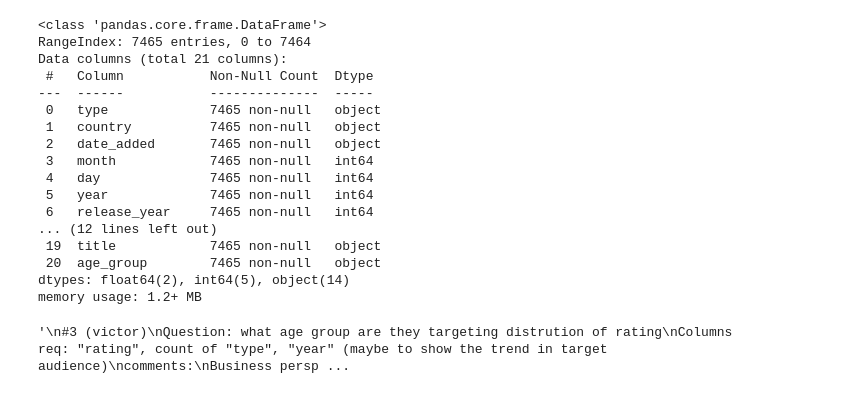
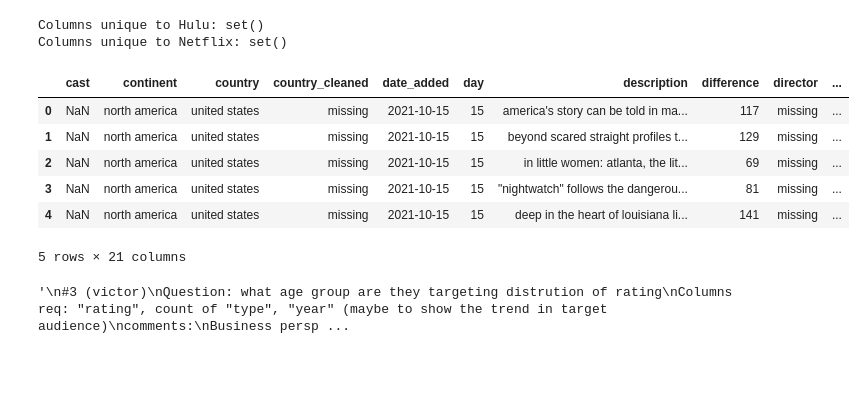
Before and after one commit to RickyMiura/Netflix-Hulu-EDA, a Jupyter notebook: victor_visuals.ipynb, the cells around one changed output. Saved outputs shown, nothing was run; the diff lists cells and outputs as text; code cells hidden in the pictures; blank space fills up the shorter version.

```diff
--- a/victor_visuals.ipynb
+++ b/victor_visuals.ipynb
@@ -12,20 +14,10 @@ df = pd.read_csv(file_path)
-# %%
-df.info()
-# %% [output]
-<class 'pandas.core.frame.DataFrame'>
-RangeIndex: 7465 entries, 0 to 7464
-Data columns (total 21 columns):
- #   Column           Non-Null Count  Dtype
----  ------           --------------  -----
- 0   type             7465 non-null   object
- 1   country          7465 non-null   object
- 2   date_added       7465 non-null   object
- 3   month            7465 non-null   int64
- 4   day              7465 non-null   int64
- 5   year             7465 non-null   int64
- 6   release_year     7465 non-null   int64
-... (12 lines left out)
- 19  title            7465 non-null   object
- 20  age_group        7465 non-null   object
-dtypes: float64(2), int64(5), object(14)
-memory usage: 1.2+ MB
+# %%
+hulu_columns = list(df_hulu.columns)
+netflix_columns = list(df_netflix.columns)
+unique_to_hulu = set(hulu_columns) - set(netflix_columns)
+unique_to_netflix = set(netflix_columns) - set(hulu_columns)
+print("Columns unique to Hulu:", unique_to_hulu)
+print("Columns unique to Netflix:", unique_to_netflix)
+# %% [output]
+Columns unique to Hulu: set()
+Columns unique to Netflix: set()
@@ -32,5 +38,15 @@ memory usage: 1.2+ MB
 # %%
 df['date_added'] = pd.to_datetime(df['date_added'], errors='coerce')
+# %%
+df.head()
+# %% [output]
+|  | cast | continent | country | country_cleaned | date_added | day | description | difference | director | ... |
+| 0 | NaN | north america | united states | missing | 2021-10-15 | 15 | america's story can be told in ma... | 117 | missing | ... |
+| 1 | NaN | north america | united states | missing | 2021-10-15 | 15 | beyond scared straight profiles t... | 129 | missing | ... |
+| 2 | NaN | north america | united states | missing | 2021-10-15 | 15 | in little women: atlanta, the lit... | 69 | missing | ... |
+| 3 | NaN | north america | united states | missing | 2021-10-15 | 15 | "nightwatch" follows the dangerou... | 81 | missing | ... |
+| 4 | NaN | north america | united states | missing | 2021-10-15 | 15 | deep in the heart of louisiana li... | 141 | missing | ... |
+5 rows × 21 columns
 # %%
 '''
 #3 (victor)
```
Also changed, not shown: parts of 11 cells of this notebook.
